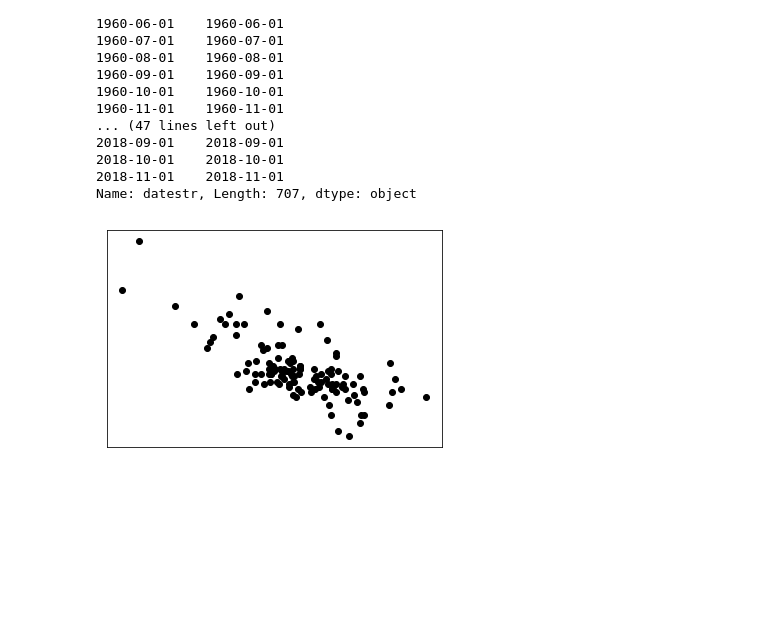
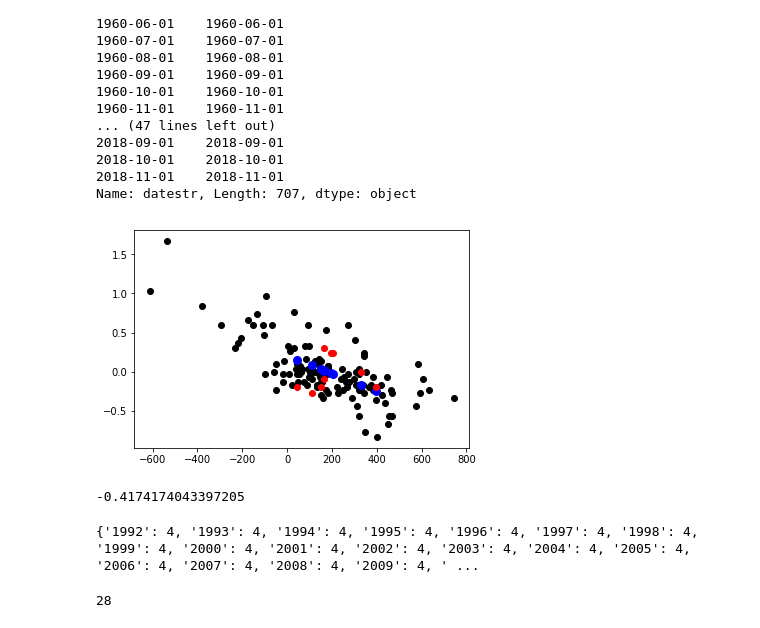
Before and after one commit to Rileyjs/Econometrics, a Jupyter notebook: Econometrics.ipynb, the cells around one changed output. Cells and saved outputs as stored; diff of their text form; code cells hidden in the pictures; blank space fills up the shorter version.

```diff
--- a/Econometrics.ipynb
+++ b/Econometrics.ipynb
@@ -123,16 +123,23 @@ regr.fit(x,y)
 
 predict_x = gdp['i_gdpc1_19940428logdifference'].values[127:136].reshape(9,1)
 
-predict_y = regr.predict(predict)
+predict_y = regr.predict(predict_x)
 #regr.predict([unemp['UNRATE_19940401difference'][128:137]])
 # %%
 import matplotlib.pyplot as plt
 
 plt.scatter(x,y, color='black')
-#plt.scatter(predict_x, predict_y, color='blue', linewidth=3)
-#plt.scatter(predict_x, unemp['UNRATE_19940401difference'].values[127:136], color='red')
-plt.xticks(())
-plt.yticks(())
+plt.scatter(predict_x, predict_y, color='blue', linewidth=3)
+plt.scatter(predict_x, unemp['UNRATE_19940401difference'].values[127:136], color='red')
+#plt.xticks(())
+#plt.yticks(())
 plt.show()
+
+#TODO
+# Add lag times for predicting, right now it predicts the same year, needs to reach out x quarters
+from sklearn.metrics import r2_score
+
+print(r2_score(unemp['UNRATE_19940401difference'].values[127:136], predict_y))
 # %% [output]
-[figure, old version]
+[figure, new version]
+-0.4174174043397205
@@ -138,0 +216,19 @@ plt.show()
+# %%
+# Sanity check counting number of occurances per year
+# (note indexing different for each)
+dumb_count = {}
+for i in unemp_using:
+    if i[7:11] in dumb_count:
+        dumb_count[i[7:11]] += 1
+    else:
+        dumb_count[i[7:11]] = 1
+    #print(i[8:12])
+
+# Checking how the days line up
+#for g, u in zip(gdp_using, unemp_using):
+#    print(g[14:16], u[13:15])
+print(dumb_count)
+len(dumb_count)
+# %% [output]
+{'1992': 4, '1993': 4, '1994': 4, '1995': 4, '1996': 4, '1997': 4, '1998': 4, '1999': 4, '2000': 4, '2001': 4, '2002': 4, '2003': 4, '2004': 4, '2005': 4, '2006': 4, '2007': 4, '2008': 4, '2009': 4, ' ...
+28
```
Also changed, not shown: parts of 4 cells of this notebook.
